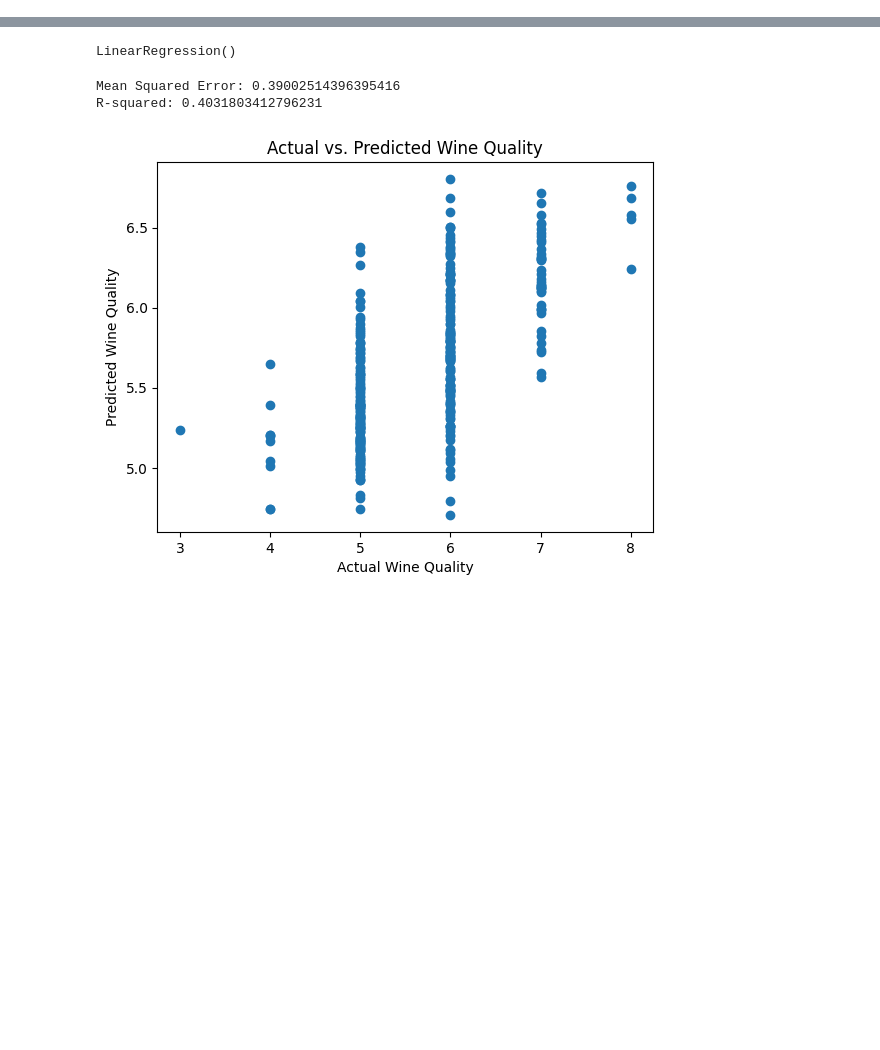
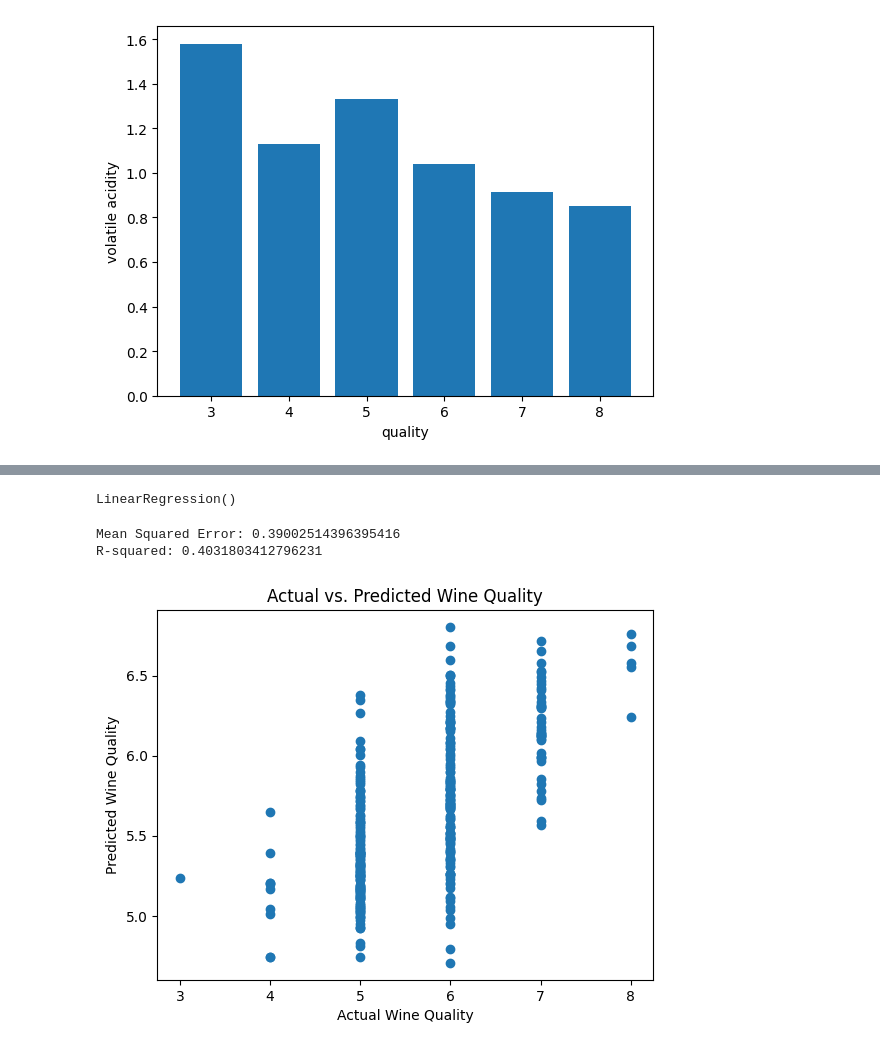
Before and after one commit to tanyyyya/Pro_jects, a Jupyter notebook: wine_quality_pred.ipynb, the cells around one changed output, grey strips where cells are left out. Cells and saved outputs as stored; diff of their text form; code cells hidden in the pictures; blank space fills up the shorter version.

```diff
--- a/wine_quality_pred.ipynb
+++ b/wine_quality_pred.ipynb
@@ -13,0 +77,7 @@ y = wine_data['quality']
+# %%
+plt.bar(wine_data['quality'],wine_data[ 'volatile acidity'])
+plt.xlabel('quality')
+plt.ylabel( 'volatile acidity')
+plt.show()
+# %% [output]
+[figure, added]
```
Also changed, not shown: parts of 13 cells of this notebook.
